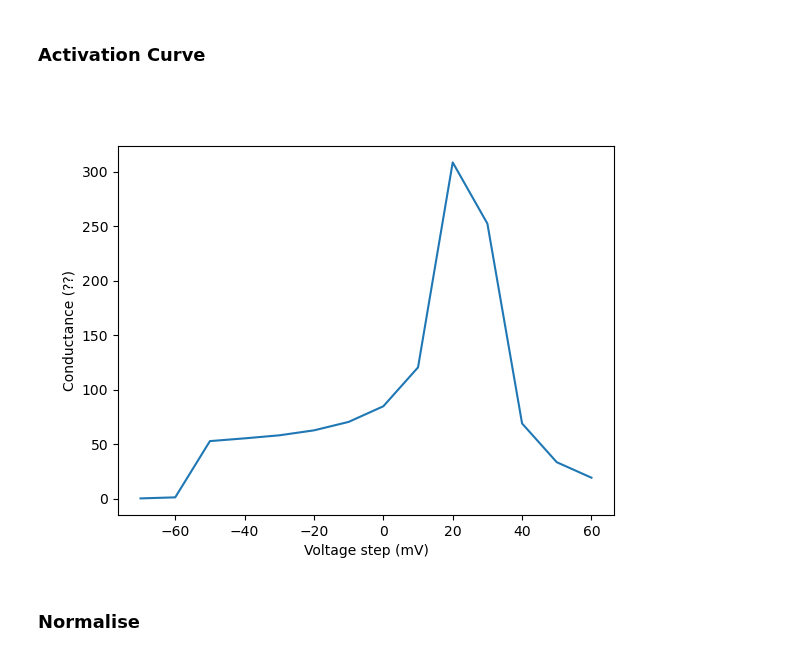
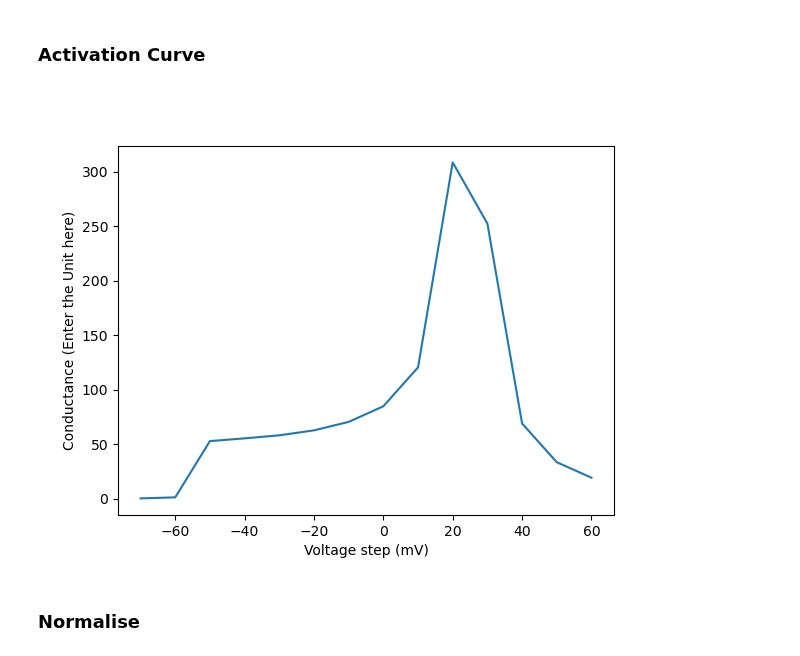
Before and after one commit to afmontarras/CSHL, a Jupyter notebook: Nav.ipynb, the cells around one changed output. Cells and saved outputs as stored; diff of their text form; code cells hidden in the pictures.

```diff
--- a/Nav.ipynb
+++ b/Nav.ipynb
@@ -93,16 +98,18 @@ plt.show()
 # %% [markdown]
 ### Activation Curve
 # %%
-## reversal potential in mV
+## reversal potential in mV from the IV Curve:
 E_rev = 25
+## Calculate conductance.
 conductance = current_response/(voltage_step - E_rev)
+## Plot the result.
 fig, ax = plt.subplots()
 ax.plot(voltage_step,abs(conductance))
 ax.set_xlabel('Voltage step (mV)')
-ax.set_ylabel('Conductance (??)')
+ax.set_ylabel('Conductance (Enter the Unit here)')
 plt.show()
 # %% [output]
-[figure, old version]
+[figure, new version]
 # %% [markdown]
 ### Normalise
 # %%
```
Also changed, not shown: parts of 17 cells of this notebook.
